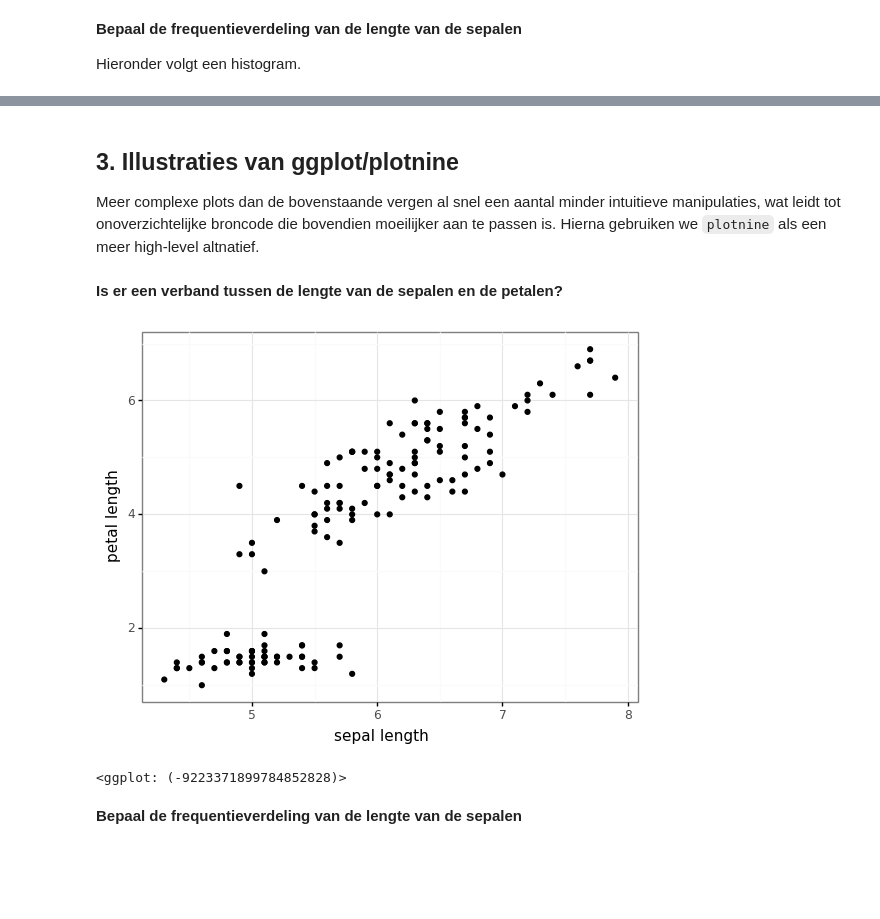
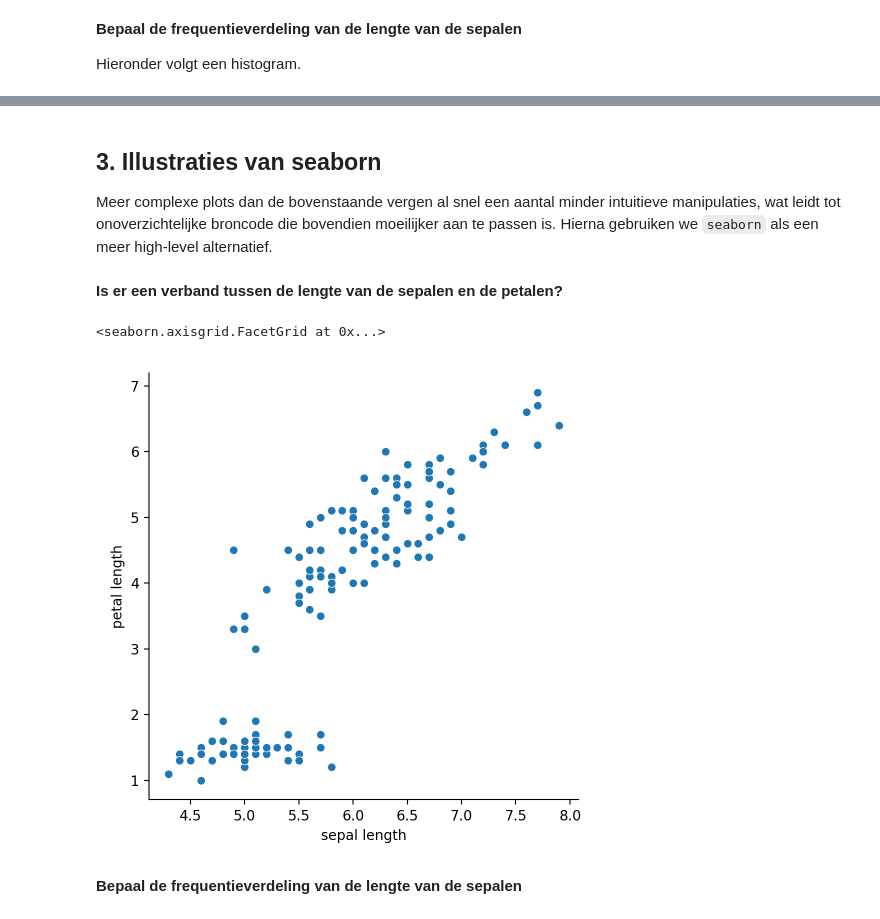
Before and after one commit to jverwaer/ugain_machine_learning, a Jupyter notebook: Visualisation/Visualisation_Exercise_Solution.ipynb, the cells around one changed output, grey strips where cells are left out. Saved outputs shown, nothing was run; the diff lists cells and outputs as text; code cells hidden in the pictures; blank space fills up the shorter version.

Commit message:
Update notebooks to seaborn
Replace plotnine with seaborn

```diff
--- a/Visualisation/Visualisation_Exercise_Solution.ipynb
+++ b/Visualisation/Visualisation_Exercise_Solution.ipynb
@@ -61,15 +59,15 @@ Text(0.5, 0, 'Sepal Length')
 # %% [markdown]
-## 3. Illustraties van ggplot/plotnine
+## 3. Illustraties van seaborn
 
-Meer complexe plots dan de bovenstaande vergen al snel een aantal minder intuitieve manipulaties, wat leidt tot onoverzichtelijke broncode die bovendien moeilijker aan te passen is. Hierna gebruiken we `plotnine` als een meer high-level altnatief.
+Meer complexe plots dan de bovenstaande vergen al snel een aantal minder intuitieve manipulaties, wat leidt tot onoverzichtelijke broncode die bovendien moeilijker aan te passen is. Hierna gebruiken we `seaborn` als een meer high-level alternatief.
 # %% [markdown]
 **Is er een verband tussen de lengte van de sepalen en de petalen?**
-# %%
-ggplot(df, aes(x = "sepal length", y = "petal length")) + \
-   geom_point() +\
-   theme_bw()
-# %% [output]
-[figure, removed]
-<ggplot: (-9223371899784852828)>
+# %%
+sns.relplot(df,
+            x='sepal length',
+            y='petal length')
+# %% [output]
+<seaborn.axisgrid.FacetGrid at 0x...>
+[figure, added]
 # %% [markdown]
 **Bepaal de frequentieverdeling van de lengte van de sepalen**
```
Also changed, not shown: parts of 27 cells of this notebook, 1 other file.
